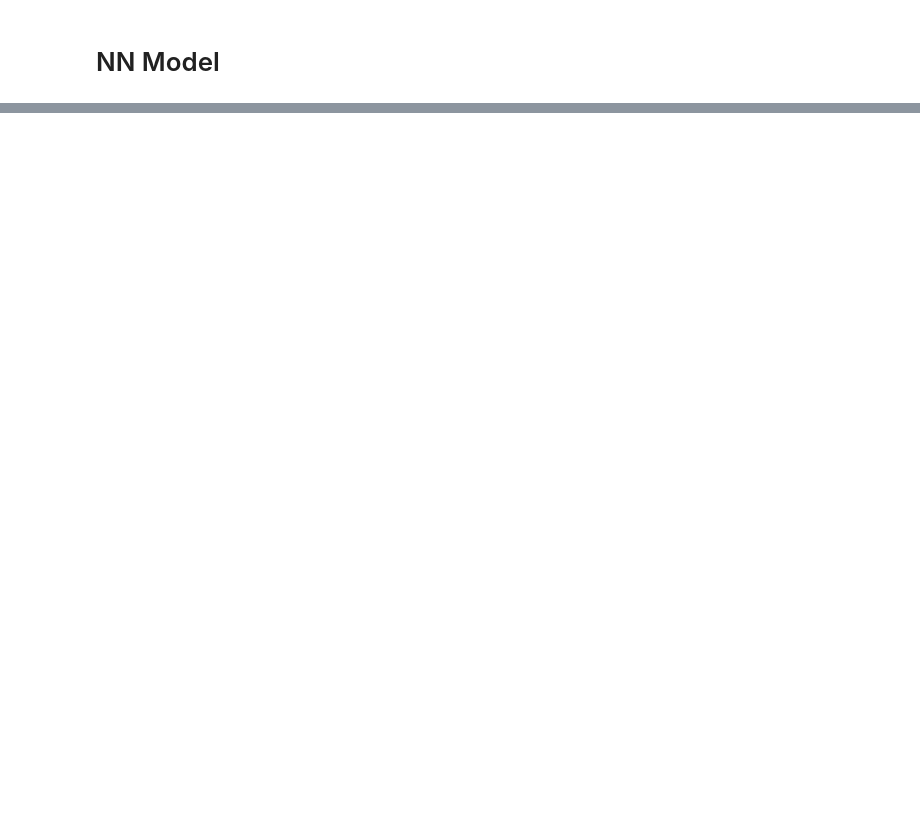
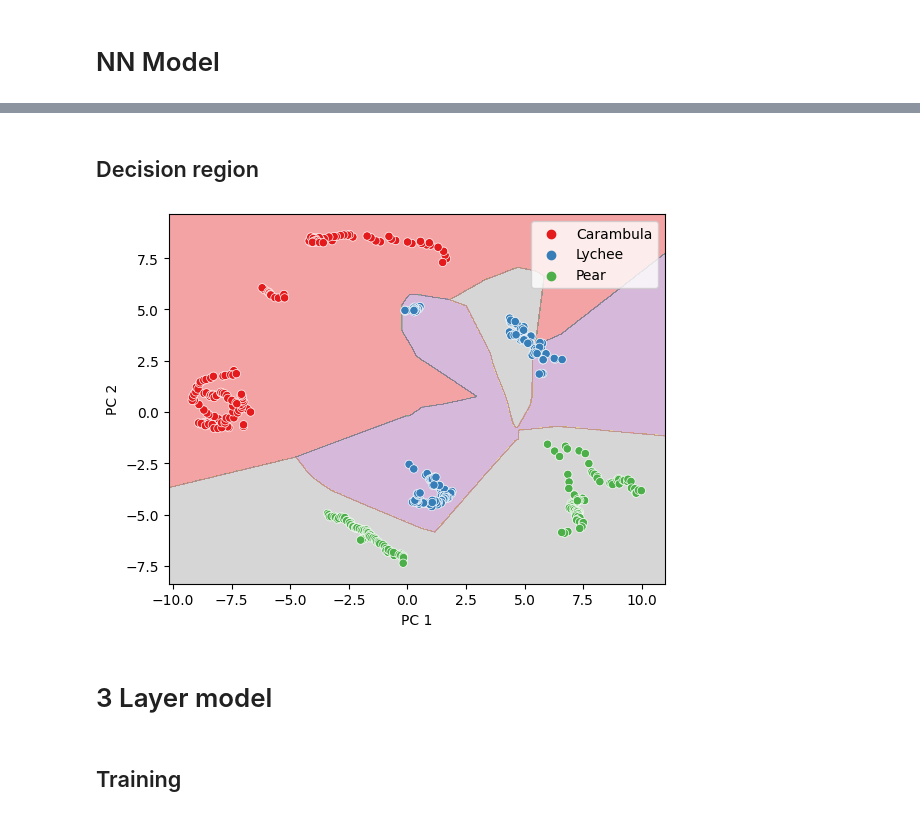
Before and after one commit to huang0520/1112_MachineLearning, a Jupyter notebook: HW2/HW2.ipynb, the cells around one changed output, grey strips where cells are left out. Drawn from its saved outputs; the diff is of its cells as text; code cells hidden in the pictures; blank space fills up the shorter version.

Commit message:
decision boundary complete & acc > 90%

```diff
--- a/HW2/HW2.ipynb
+++ b/HW2/HW2.ipynb
@@ -218,0 +306,11 @@ Accuracy: 88.353%
+# %% [markdown]
+## Decision region
+# %%
+fig = plot_decision_region(test_x, test_y, pred_2layer, model_2layer)
+fig.plot()
+# %% [output]
+[figure, added]
+# %% [markdown]
+# 3 Layer model
+# %% [markdown]
+## Training
```
Also changed, not shown: parts of 22 cells of this notebook.
